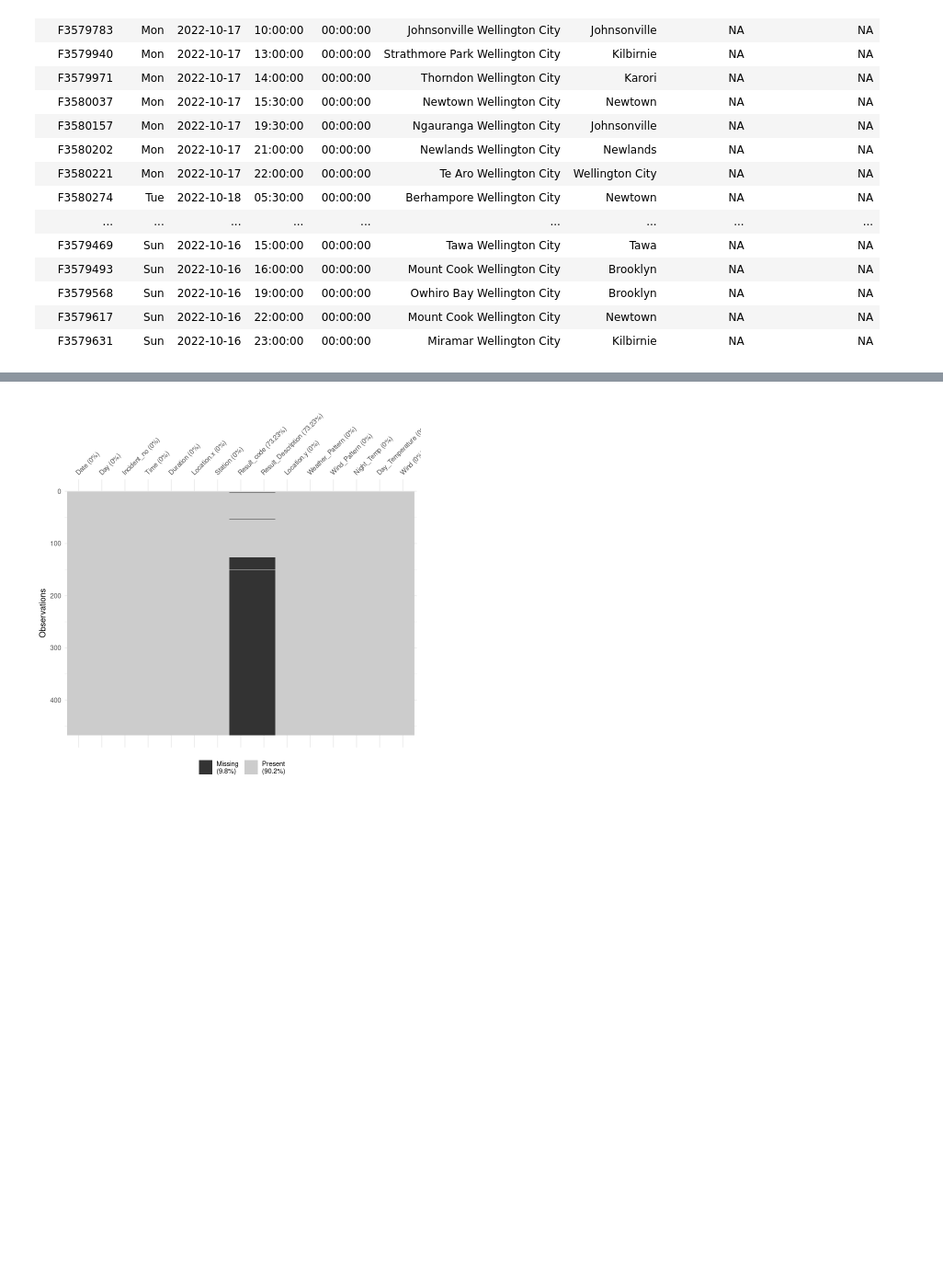
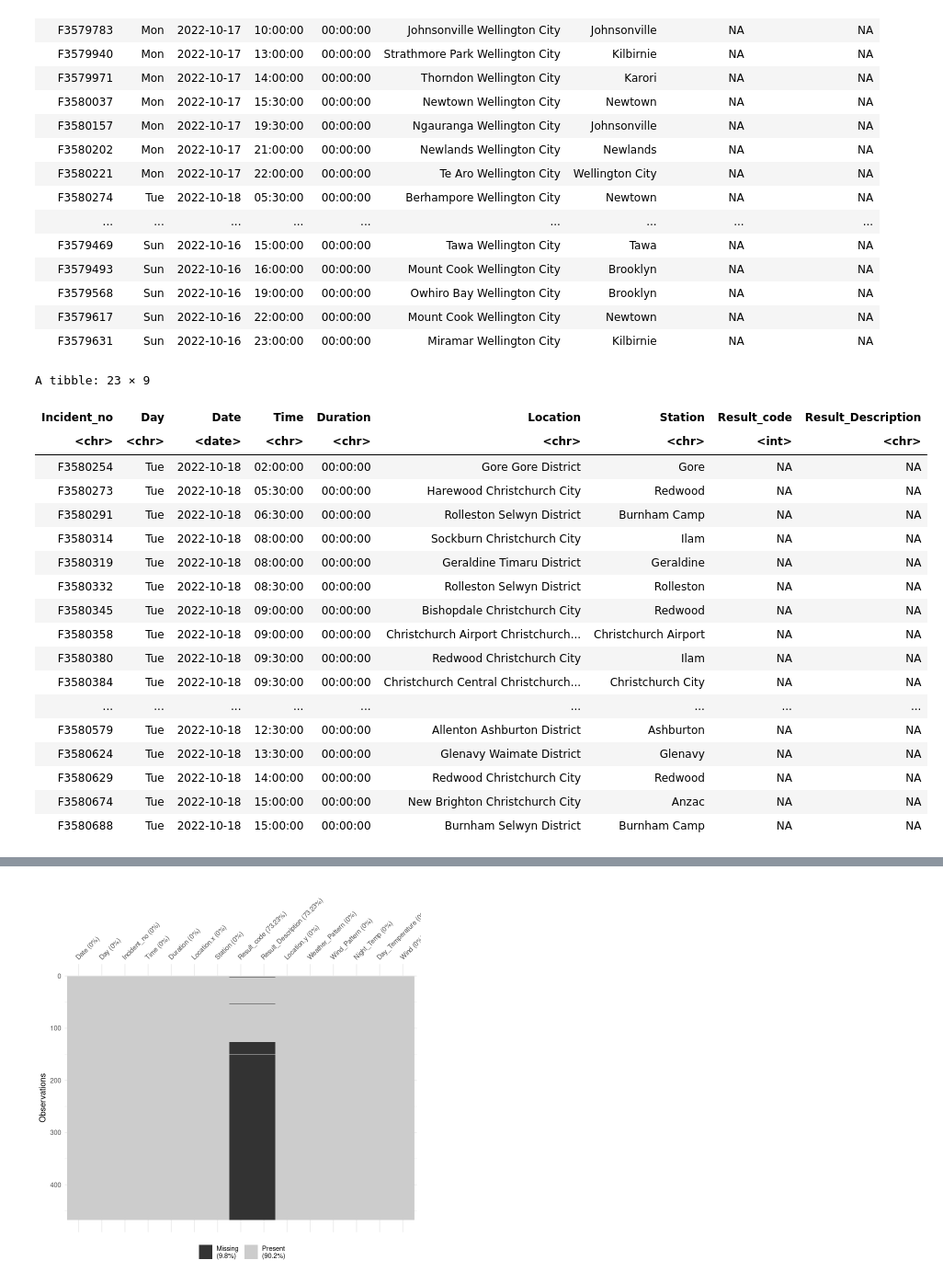
Before and after one commit to dianame10/DATA201, a Jupyter notebook: Fire-incident-data.ipynb, the cells around one changed output, grey strips where cells are left out. Shown at 92% size. Drawn from its saved outputs; the diff is of its cells as text; code cells hidden in the pictures; blank space fills up the shorter version.

```diff
--- a/Fire-incident-data.ipynb
+++ b/Fire-incident-data.ipynb
@@ -513,6 +513,28 @@ A tibble: 69 × 9
 # %%
 wellington_fire_data %>%
         write_csv('wellington.csv') # then we write the data frame into new csv file
+# %%
+south_region_data %>% filter(Day == "Tue")
+# %% [output]
+A tibble: 23 × 9
+| Incident_no | Day | Date | Time | Duration | Location | Station | Result_code | Result_Description |
+| <chr> | <chr> | <date> | <chr> | <chr> | <chr> | <chr> | <int> | <chr> |
+| F3580254 | Tue | 2022-10-18 | 02:00:00 | 00:00:00 | Gore Gore District | Gore | NA | NA |
+| F3580273 | Tue | 2022-10-18 | 05:30:00 | 00:00:00 | Harewood Christchurch City | Redwood | NA | NA |
+| F3580291 | Tue | 2022-10-18 | 06:30:00 | 00:00:00 | Rolleston Selwyn District | Burnham Camp | NA | NA |
+| F3580314 | Tue | 2022-10-18 | 08:00:00 | 00:00:00 | Sockburn Christchurch City | Ilam | NA | NA |
+| F3580319 | Tue | 2022-10-18 | 08:00:00 | 00:00:00 | Geraldine Timaru District | Geraldine | NA | NA |
+| F3580332 | Tue | 2022-10-18 | 08:30:00 | 00:00:00 | Rolleston Selwyn District | Rolleston | NA | NA |
+| F3580345 | Tue | 2022-10-18 | 09:00:00 | 00:00:00 | Bishopdale Christchurch City | Redwood | NA | NA |
+| F3580358 | Tue | 2022-10-18 | 09:00:00 | 00:00:00 | Christchurch Airport Christchurch... | Christchurch Airport | NA | NA |
+| F3580380 | Tue | 2022-10-18 | 09:30:00 | 00:00:00 | Redwood Christchurch City | Ilam | NA | NA |
+| F3580384 | Tue | 2022-10-18 | 09:30:00 | 00:00:00 | Christchurch Central Christchurch... | Christchurch City | NA | NA |
+| ... | ... | ... | ... | ... | ... | ... | ... | ... |
+| F3580579 | Tue | 2022-10-18 | 12:30:00 | 00:00:00 | Allenton Ashburton District | Ashburton | NA | NA |
+| F3580624 | Tue | 2022-10-18 | 13:30:00 | 00:00:00 | Glenavy Waimate District | Glenavy | NA | NA |
+| F3580629 | Tue | 2022-10-18 | 14:00:00 | 00:00:00 | Redwood Christchurch City | Redwood | NA | NA |
+| F3580674 | Tue | 2022-10-18 | 15:00:00 | 00:00:00 | New Brighton Christchurch City | Anzac | NA | NA |
+| F3580688 | Tue | 2022-10-18 | 15:00:00 | 00:00:00 | Burnham Selwyn District | Burnham Camp | NA | NA |
 # %%
 #here I am reading the csv file
 read_akl <- read.csv(file = 'auckland_df.csv')
```
Also changed, not shown: parts of 11 cells of this notebook, 6 other files.
